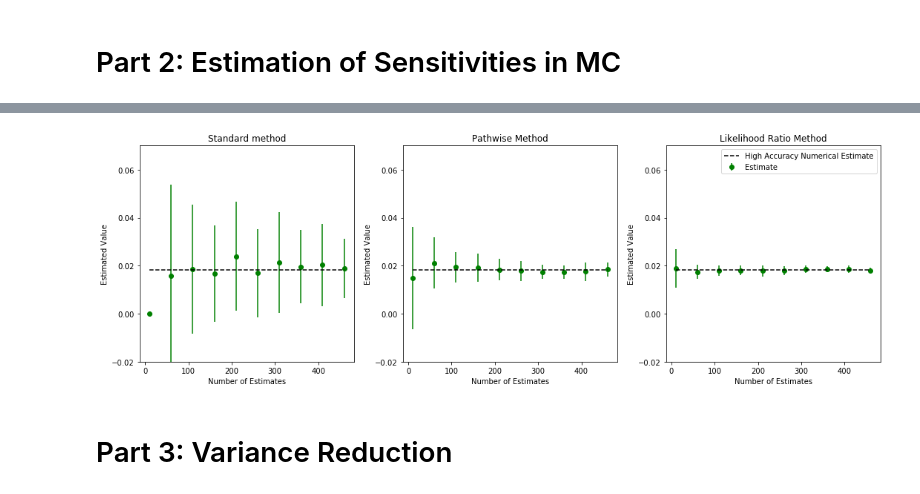
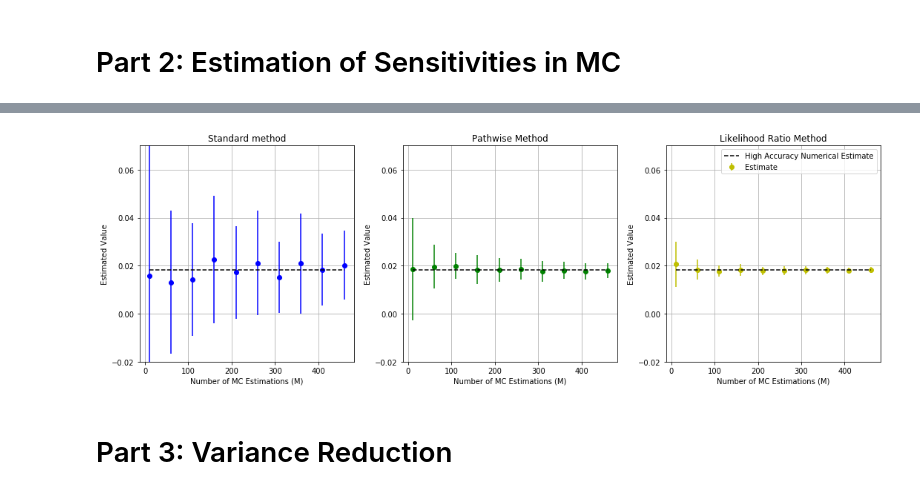
Before and after one commit to krishnakanthsasi/ComputationFin-nce-18, a Jupyter notebook: lab2/lab_assignment_2.ipynb, the cells around one changed output, grey strips where cells are left out. Drawn from its saved outputs; the diff is of its cells as text; code cells hidden in the pictures.

```diff
--- a/lab2/lab_assignment_2.ipynb
+++ b/lab2/lab_assignment_2.ipynb
@@ -106,20 +131,14 @@ def data_stats(data):
 # %%
 # Calculate European option value using Batch Monte Carlo
-S0, K = 100, 99
+S_0, K = 100, 99
 r, sigma = 0.06, 0.2
-T, N = 1, 1
-M, N_sim = 10000,30
+T, N = 1, 30
+M = 10000
 
 # Option values and stats using mean payoffs
-values,mean,std = MC_option_values(S0,K,r,sigma,T,N,M,N_sim,antithetic=False)
+mean, std = MC_option_price(S_0, K, r, sigma, M, N, antithetic = False, payoff_func = european_put_payoff)
 
 print("Mean: %f" % mean)
 print("Standard error: %f" % std)
-
-# Option values and stats using mean payoffs with antithetic variables
-values,mean,std = MC_option_values(S0,K,r,sigma,T,N,M,N_sim)
-
-print("Mean: %f" % mean)
-print("Standard error: %f" % std)
 # %% [output]
 Mean: 4.789625
@@ -327,42 +446,47 @@ plt.figure(figsize=(15,5))
 estimates = np.empty(len(domain))
 errors    = np.empty(len(domain))
 epsilon = .2
-
+seed = np.random.randint(0, 100)
 plt.subplot(1,3,1)
-plt.xlabel('Number of Estimates')
+plt.grid()
+plt.xlabel('Number of MC Estimations (M)')
 plt.title('Standard method')
 plt.ylabel('Estimated Value')
 plt.tight_layout()
+plt.legend()
 plt.ylim(-.02, .07)
 plt.plot(domain, correct_values, '--', color='k',label='High Accuracy Numerical Estimate')
 for i, M in enumerate(domain):
     estimates[i], errors[i]  = estimate_delta(S_0, K, r, sigma, M, N, epsilon, digital_payoff, same_seed = True)
-plt.errorbar(domain, estimates, errors, fmt='o', barsabove=True, color='g', label='Estimate')
+plt.errorbar(domain, estimates, errors, fmt='o', barsabove=True, color='b', label='Estimate')
 
 plt.subplot(1,3,2)
 plt.ylim(-.02, .07)
-plt.xlabel('Number of Estimates')
+plt.grid()
+plt.xlabel('Number of MC Estimations (M)')
 plt.title('Pathwise Method')
 plt.ylabel('Estimated Value')
 plt.tight_layout()
+plt.legend()
 plt.plot(domain, correct_values, '--', color='k',label='High Accuracy Numerical Estimate')
 for i, M in enumerate(domain):
     estimates[i], errors[i]  = estimate_delta_pathwise(S_0, K, r, sigma, M, N, scale=1.0)
 plt.errorbar(domain, estimates, errors, fmt='o', barsabove=True, color='g', label='Estimate')
 
 plt.subplot(1,3,3)
+plt.grid()
 plt.ylim(-.02, .07)
-plt.xlabel('Number of Estimates')
+plt.xlabel('Number of MC Estimations (M)')
 plt.title('Likelihood Ratio Method')
 plt.ylabel('Estimated Value')
 plt.tight_layout()
 plt.plot(domain, correct_values, '--', color='k',label='High Accuracy Numerical Estimate')
 for i, M in enumerate(domain):
     estimates[i], errors[i]  = estimate_delta_likelihood(S_0, K, r, sigma, M, N, digital_payoff)
-plt.errorbar(domain, estimates, errors, fmt='o', barsabove=True, color='g', label='Estimate')
+plt.errorbar(domain, estimates, errors, fmt='o', barsabove=True, color='y', label='Estimate')
 plt.legend()
 plt.show()
 # %% [output]
-[figure, old version]
+[figure, new version]
 # %% [markdown]
 # Part 3: Variance Reduction
```
Also changed, not shown: parts of 11 cells of this notebook.
